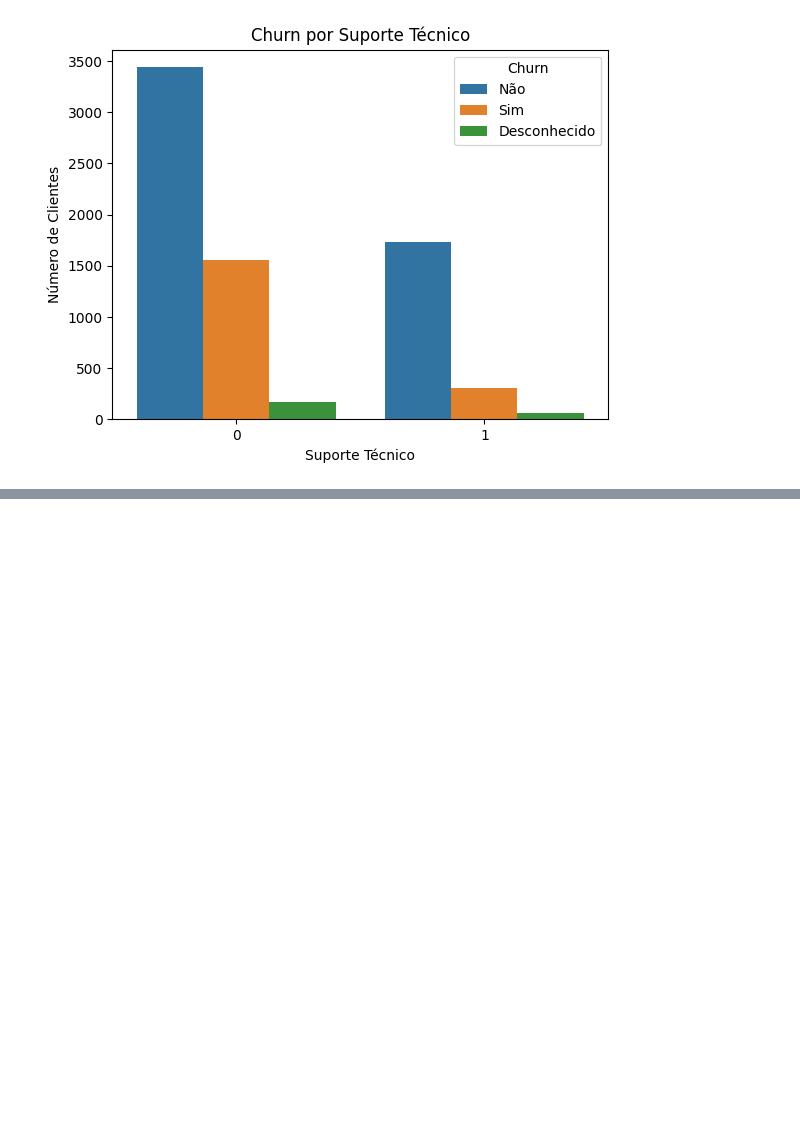
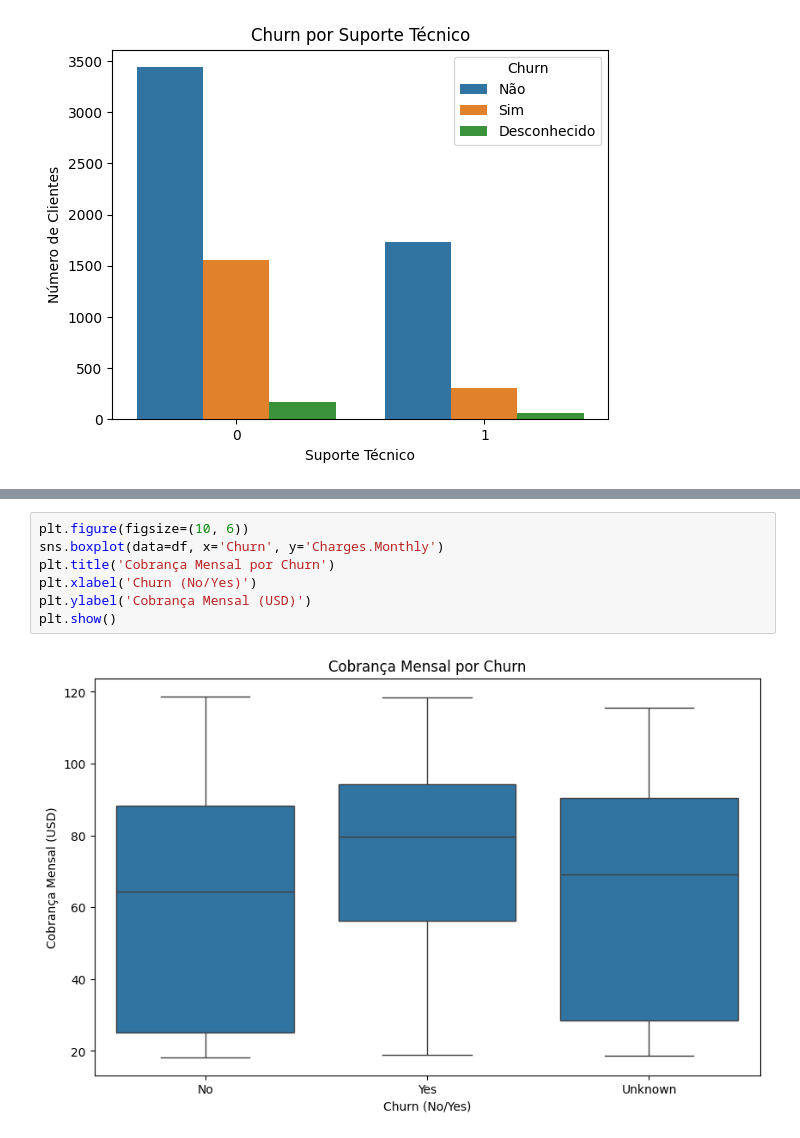
Before and after one commit to isenf/telecomx, a Jupyter notebook: Telecom_X.ipynb, the cells around one changed output, grey strips where cells are left out. Saved outputs shown, nothing was run; the diff lists cells and outputs as text; blank space fills up the shorter version.

```diff
--- a/Telecom_X.ipynb
+++ b/Telecom_X.ipynb
@@ -346,0 +392,9 @@ TechSupport
+# %%
+plt.figure(figsize=(10, 6))
+sns.boxplot(data=df, x='Churn', y='Charges.Monthly')
+plt.title('Cobrança Mensal por Churn')
+plt.xlabel('Churn (No/Yes)')
+plt.ylabel('Cobrança Mensal (USD)')
+plt.show()
+# %% [output]
+[figure, added]
```
Also changed, not shown: parts of 10 cells of this notebook.
